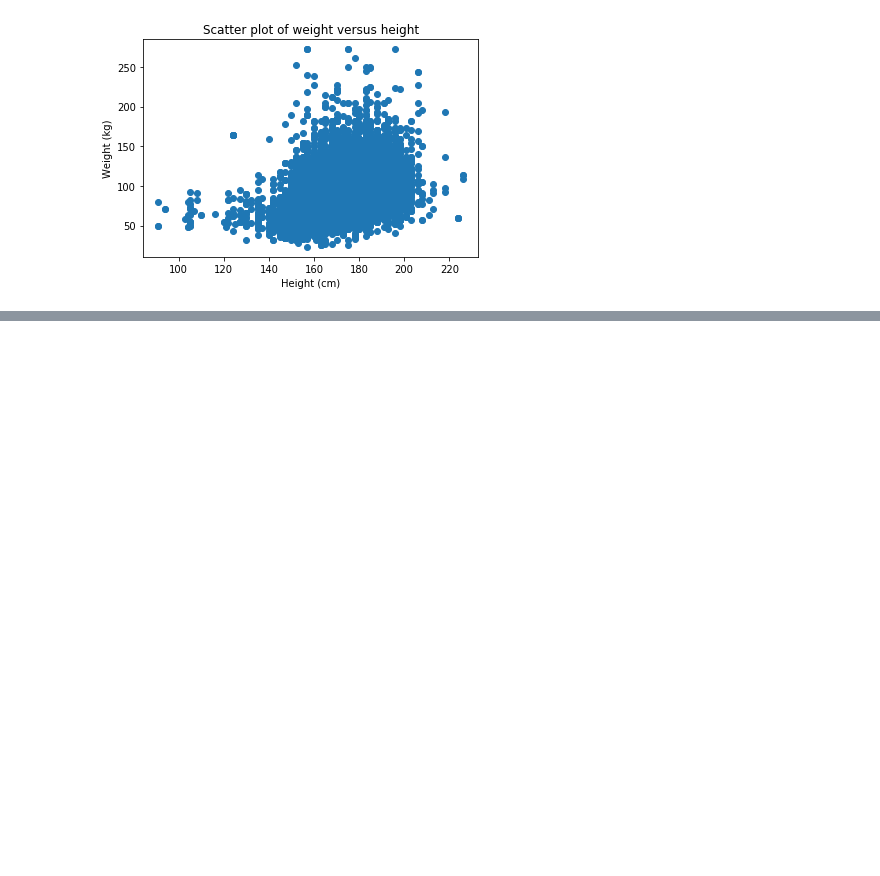
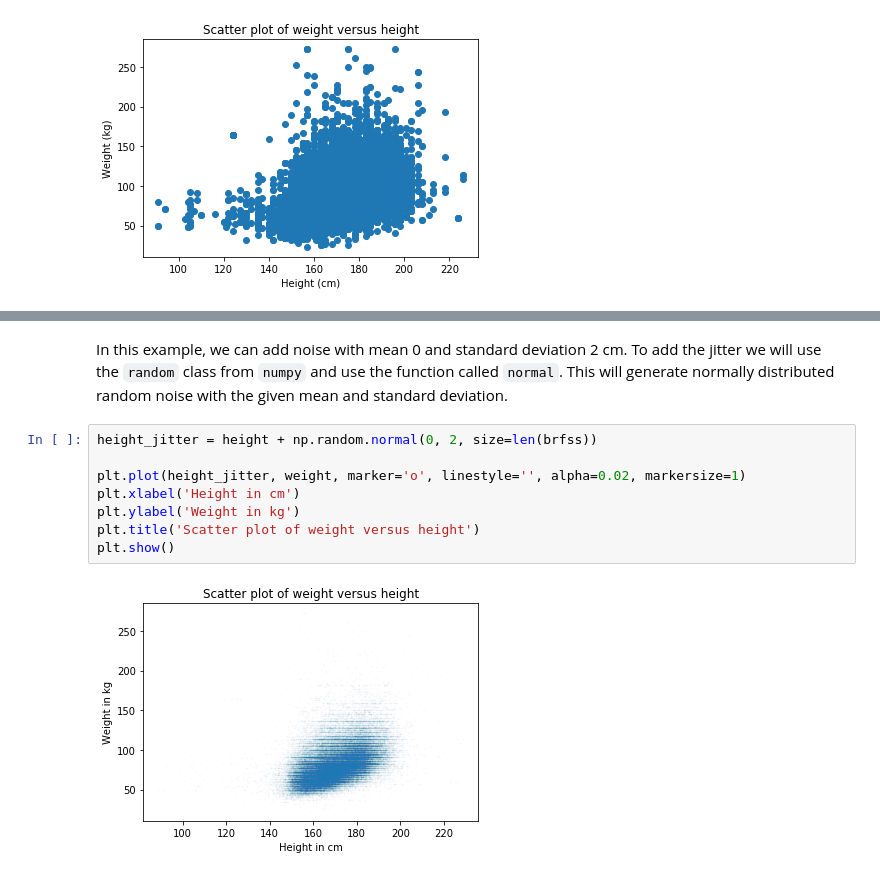
Before and after one commit to nishantsule/Data-Visualization-Workshop, a Jupyter notebook: Data-Viz-FundamentalsReview.ipynb, the cells around one changed output, grey strips where cells are left out. Cells and saved outputs as stored; diff of their text form; blank space fills up the shorter version.

```diff
--- a/Data-Viz-FundamentalsReview.ipynb
+++ b/Data-Viz-FundamentalsReview.ipynb
@@ -406,0 +424,12 @@ Here's what it looks like with alpha=0.02.
+# %% [markdown]
+In this example, we can add noise with mean 0 and standard deviation 2 cm. To add the jitter we will use the `random` class from `numpy` and use the function called `normal`. This will generate normally distributed random noise with the given mean and standard deviation.
+# %%
+height_jitter = height + np.random.normal(0, 2, size=len(brfss))
+
+plt.plot(height_jitter, weight, marker='o', linestyle='', alpha=0.02, markersize=1)
+plt.xlabel('Height in cm')
+plt.ylabel('Weight in kg')
+plt.title('Scatter plot of weight versus height')
+plt.show()
+# %% [output]
+[figure, added]
```
Also changed, not shown: parts of 13 cells of this notebook.
